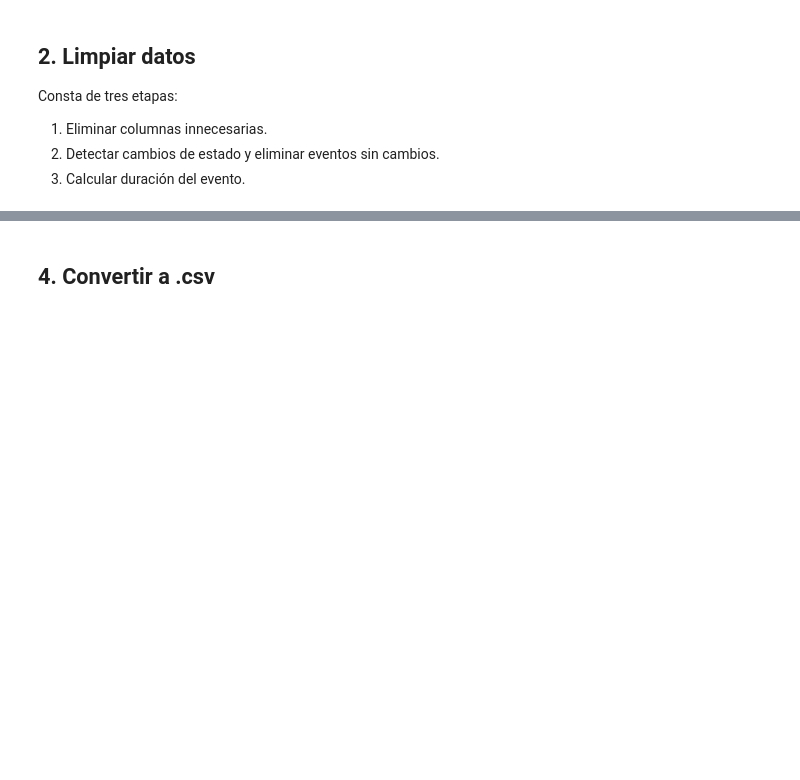
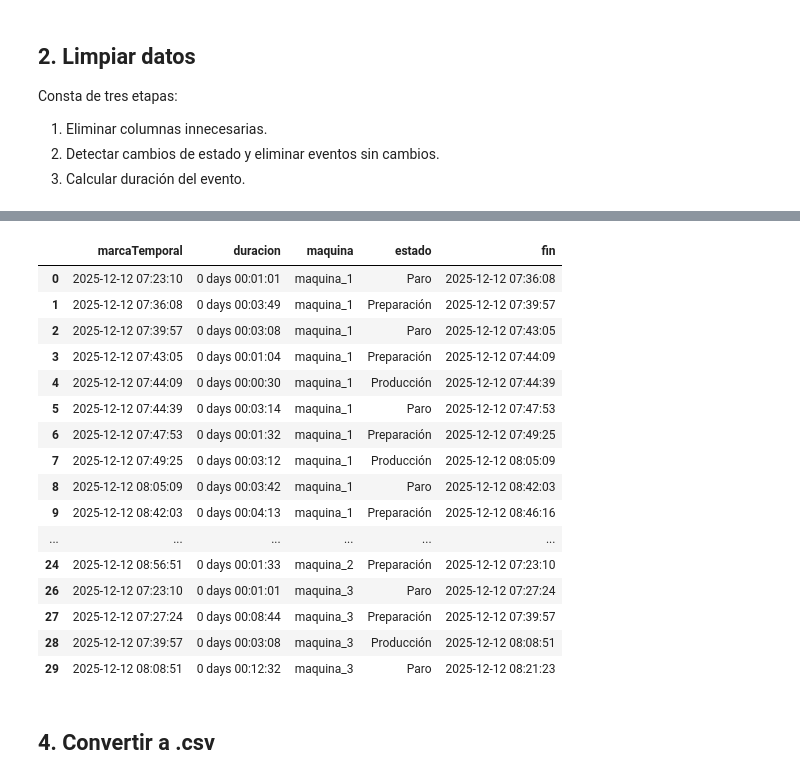
Before and after one commit to OskrBeltrn/dataCleaningToolSAMTM, a Jupyter notebook: cleaningTool.ipynb, the cells around one changed output, grey strips where cells are left out. Cells and saved outputs as stored; diff of their text form; code cells hidden in the pictures; blank space fills up the shorter version.

Commit message:
Exploración de transformación a long format

```diff
--- a/cleaningTool.ipynb
+++ b/cleaningTool.ipynb
@@ -139,0 +190,7 @@ dfClean
+# %%
+dataP2_long = (
+    dataP2_long
+    .sort_values(['maquina', 'marcaTemporal'])
+    .loc[lambda x: x['estado'].ne(x.groupby('maquina')['estado'].shift())]
+    .reset_index(drop=True)
+)
@@ -139,0 +199,8 @@ dfClean
+# %%
+mapa_estados = {
+    1: 'Producción',
+    2: 'Paro',
+    3: 'Preparación'
+}
+
+dataP2_long['estado'] = dataP2_long['estado'].map(mapa_estados)
@@ -140,3 +209,27 @@ dfClean
+# %%
+dataP2_long['fin'] = dataP2_long['marcaTemporal'].shift(-1)
+
+dataP2_long.dropna(inplace=True)
+# %%
+dataP2_long
+# %% [output]
+|  | marcaTemporal | duracion | maquina | estado | fin |
+| 0 | 2025-12-12 07:23:10 | 0 days 00:01:01 | maquina_1 | Paro | 2025-12-12 07:36:08 |
+| 1 | 2025-12-12 07:36:08 | 0 days 00:03:49 | maquina_1 | Preparación | 2025-12-12 07:39:57 |
+| 2 | 2025-12-12 07:39:57 | 0 days 00:03:08 | maquina_1 | Paro | 2025-12-12 07:43:05 |
+| 3 | 2025-12-12 07:43:05 | 0 days 00:01:04 | maquina_1 | Preparación | 2025-12-12 07:44:09 |
+| 4 | 2025-12-12 07:44:09 | 0 days 00:00:30 | maquina_1 | Producción | 2025-12-12 07:44:39 |
+| 5 | 2025-12-12 07:44:39 | 0 days 00:03:14 | maquina_1 | Paro | 2025-12-12 07:47:53 |
+| 6 | 2025-12-12 07:47:53 | 0 days 00:01:32 | maquina_1 | Preparación | 2025-12-12 07:49:25 |
+| 7 | 2025-12-12 07:49:25 | 0 days 00:03:12 | maquina_1 | Producción | 2025-12-12 08:05:09 |
+| 8 | 2025-12-12 08:05:09 | 0 days 00:03:42 | maquina_1 | Paro | 2025-12-12 08:42:03 |
+| 9 | 2025-12-12 08:42:03 | 0 days 00:04:13 | maquina_1 | Preparación | 2025-12-12 08:46:16 |
+| ... | ... | ... | ... | ... | ... |
+| 24 | 2025-12-12 08:56:51 | 0 days 00:01:33 | maquina_2 | Preparación | 2025-12-12 07:23:10 |
+| 26 | 2025-12-12 07:23:10 | 0 days 00:01:01 | maquina_3 | Paro | 2025-12-12 07:27:24 |
+| 27 | 2025-12-12 07:27:24 | 0 days 00:08:44 | maquina_3 | Preparación | 2025-12-12 07:39:57 |
+| 28 | 2025-12-12 07:39:57 | 0 days 00:03:08 | maquina_3 | Producción | 2025-12-12 08:08:51 |
+| 29 | 2025-12-12 08:08:51 | 0 days 00:12:32 | maquina_3 | Paro | 2025-12-12 08:21:23 |
 # %% [markdown]
 ## 4. Convertir a .csv
 # %%
```
Also changed, not shown: parts of 15 cells of this notebook.
